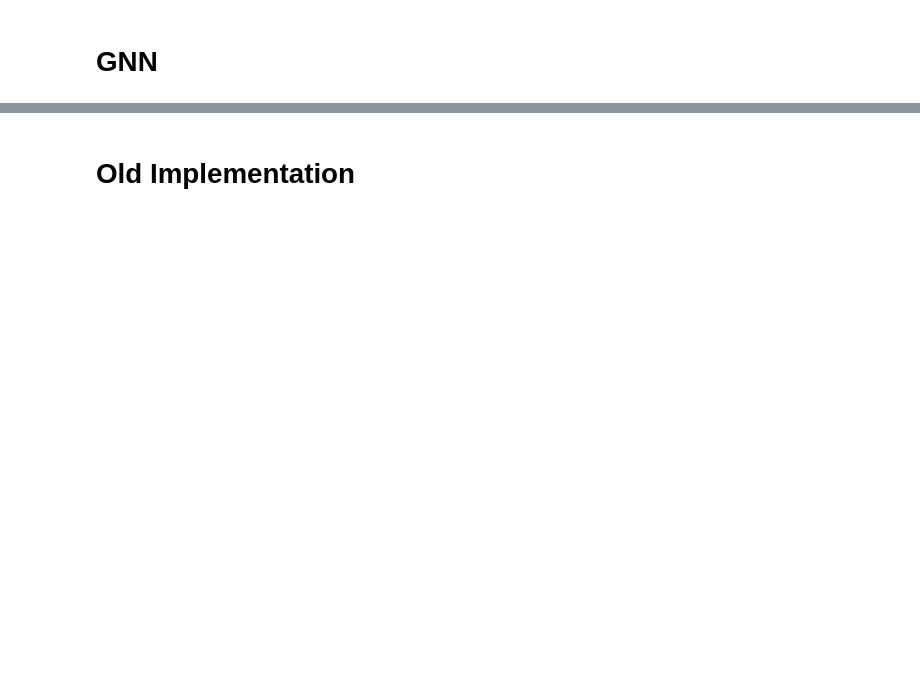
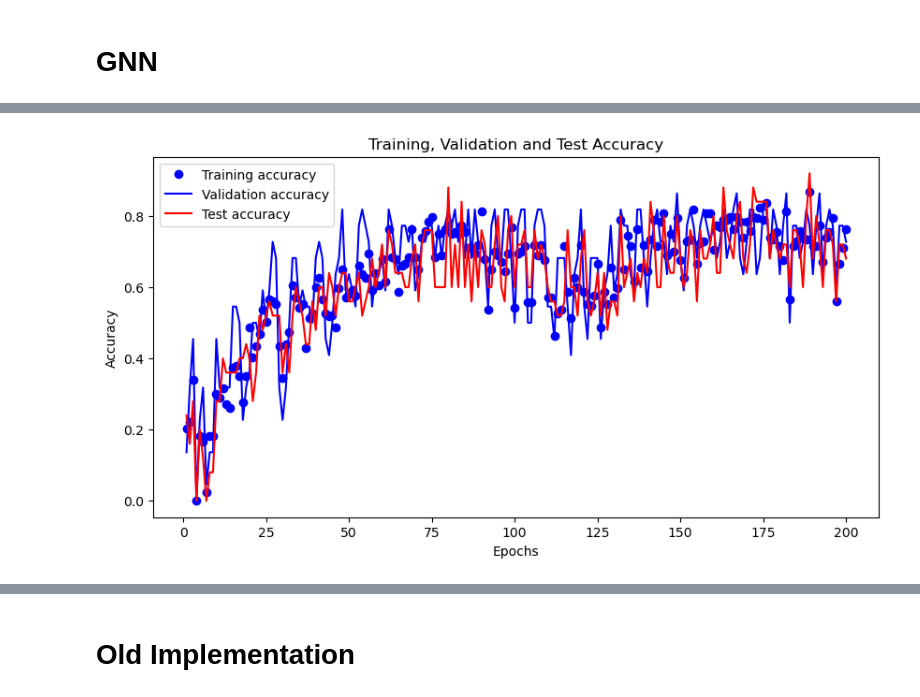
Before and after one commit to KottonP/midi2vec-master, a Jupyter notebook: Slac Hetero Graph.ipynb, the cells around one changed output, grey strips where cells are left out. Drawn from its saved outputs; the diff is of its cells as text; code cells hidden in the pictures; blank space fills up the shorter version.

```diff
--- a/Slac Hetero Graph.ipynb
+++ b/Slac Hetero Graph.ipynb
@@ -158 +158,3 @@ H = T.RandomNodeSplit()(H)
+# %%
+H_5 = T.RandomNodeSplit(num_val=22, num_test=25)(H_5)
 # %%
@@ -196,5 +218,5 @@ model = to_hetero(model, H.metadata(), aggr='sum')
 # %%
 optimizer_name = "Adam"
-optimizer = torch.optim.Adam(model.parameters(), lr=0.01)
-# optimizer = getattr(torch.optim, optimizer_name)(model.parameters(), lr=lr)
+optimizer = torch.optim.Adam(model_5.parameters(), lr=0.01)
+# optimizer = getattr(torch.optim, optimizer_name)(model_5.parameters(), lr=lr)
 # %%
@@ -209,18 +231,24 @@ def train():
     return float(loss)
 # %%
 @torch.no_grad()
-def test():
-    model.eval()
-    pred = model(H.x_dict, H.edge_index_dict)['MIDI'].argmax(dim=-1)
+def test5():
+    model_5.eval()
+    pred = model_5(H_5.x_dict, H_5.edge_index_dict)['MIDI'].argmax(dim=-1)
 
     accs = []
-    for mask in [H['MIDI'].train_mask, H['MIDI'].val_mask, H['MIDI'].test_mask]:
-        accs.append(int((pred[mask] == H['MIDI'].y[mask]).sum()) / int(mask.sum()))
+    for mask in [H_5['MIDI'].train_mask, H_5['MIDI'].val_mask, H_5['MIDI'].test_mask]:
+        accs.append(int((pred[mask] == H_5['MIDI'].y[mask]).sum()) / int(mask.sum()))
     return accs
 # %%
+acc_lists = {'train': [], 'val': [], 'test': []}
 for epoch in range(1, 201):
-    loss = train()
-    train_acc, val_acc, test_acc = test()
+    loss = train5()
+    train_acc, val_acc, test_acc = test5()
+
+    acc_lists['train'].append(train_acc)
+    acc_lists['val'].append(val_acc)
+    acc_lists['test'].append(test_acc)
+
     print(f'Epoch: {epoch:03d}, Loss: {loss:.4f}, Train: {train_acc:.4f}, '
           f'Val: {val_acc:.4f}, Test: {test_acc:.4f}')
 # %% [output]
@@ -227,0 +272,18 @@ ZeroDivisionError: division by zero
+# %%
+epochs = range(1, len(acc_lists['train']) + 1)
+
+fig = plt.figure(figsize=(10, 5))
+
+plt.plot(epochs, acc_lists['train'], 'bo', label='Training accuracy')
+plt.plot(epochs, acc_lists['val'], 'b', label='Validation accuracy')
+plt.plot(epochs, acc_lists['test'], 'r', label='Test accuracy')
+plt.title('Training, Validation and Test Accuracy')
+plt.xlabel('Epochs')
+plt.ylabel('Accuracy')
+plt.legend()
+
+
+
+plt.show()
+# %% [output]
+[figure, added]
```
Also changed, not shown: parts of 35 cells of this notebook, 1 other file.
